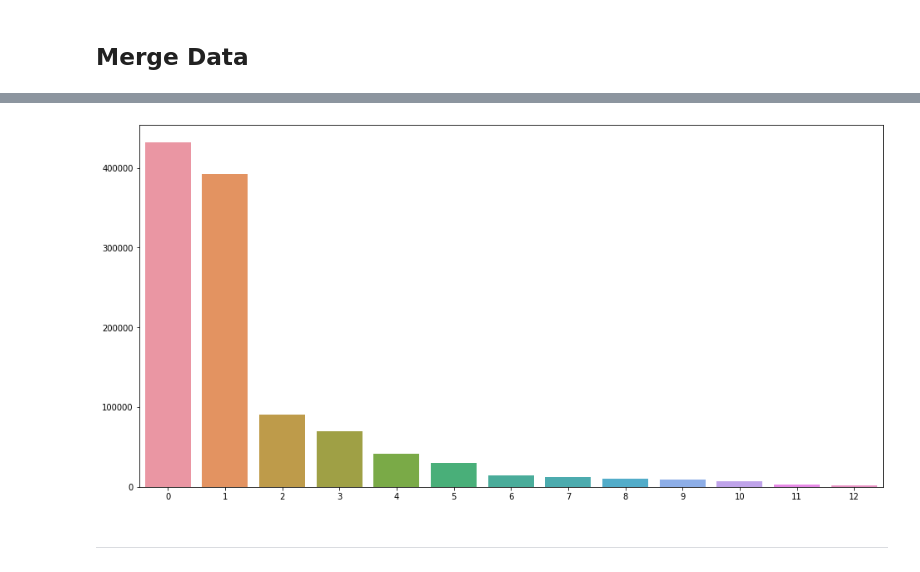
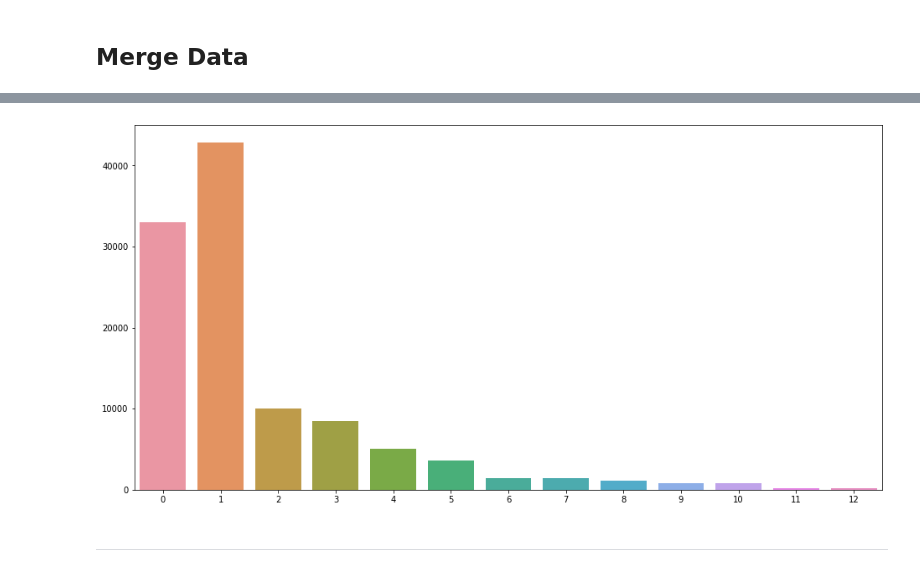
Before and after one commit to uoo723/BigStar-RnD-DA, a Jupyter notebook: notebooks/dev.ipynb, the cells around one changed output, grey strips where cells are left out. Saved outputs shown, nothing was run; the diff lists cells and outputs as text; code cells hidden in the pictures.

```diff
--- a/notebooks/dev.ipynb
+++ b/notebooks/dev.ipynb
@@ -666,6 +660,4 @@ plot_label_distribution(back_df, orig_value_counts.index)
 # %% [markdown]
 ## Merge Data
-# %%
-orig_df = orig_df[['발화문', '인텐트']]
 # %%
 merged_df = pd.concat([orig_df, back_df])
@@ -675,6 +670,11 @@ merged_df.dropna(inplace=True)
-# %%
-plot_label_distribution(merged_df, orig_value_counts.index)
-# %% [output]
-[figure, removed]
+# %%
+sampling_idx = np.random.choice(len(orig_df), size=len(back_df), replace=False)
+sampled_orig_df = orig_df.iloc[sampling_idx]
+merged_df2 = pd.concat([sampled_orig_df, back_df])
+merged_df2["발화문"].replace("", np.nan, inplace=True)
+merged_df2.dropna(inplace=True)
+plot_label_distribution(merged_df2, orig_df["인텐트"].value_counts().index)
+# %% [output]
+[figure, added]
 # %% [markdown]
 ---
```
Also changed, not shown: parts of 30 cells of this notebook, 2 other files.
